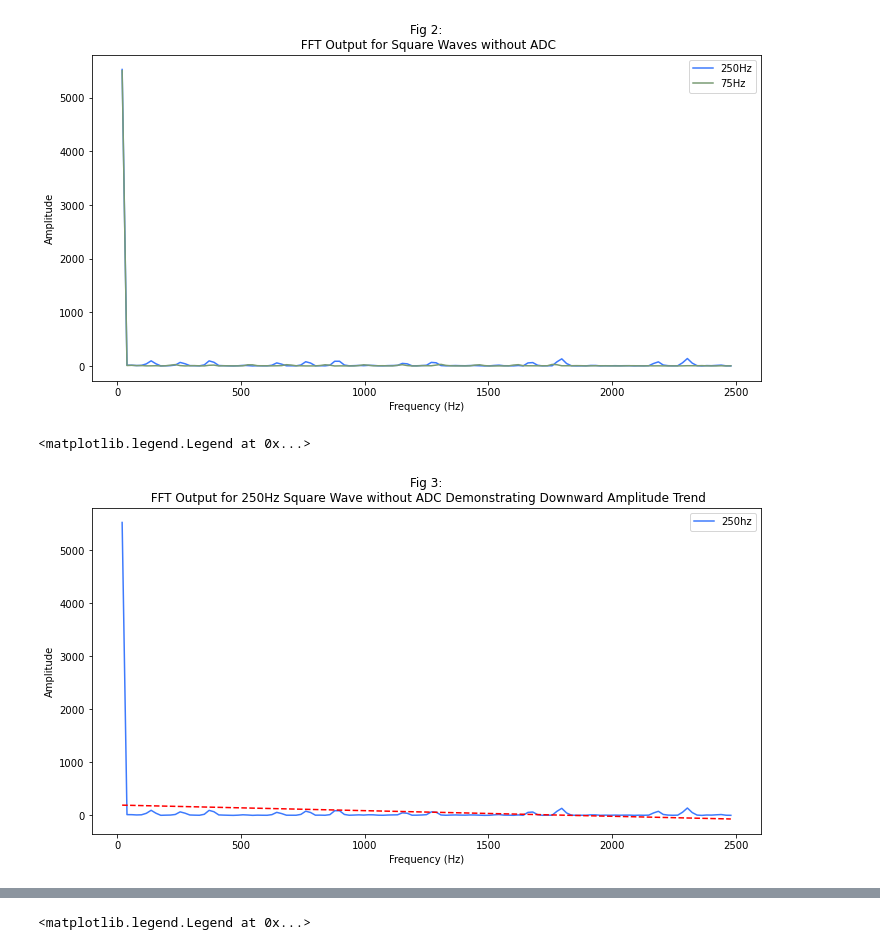
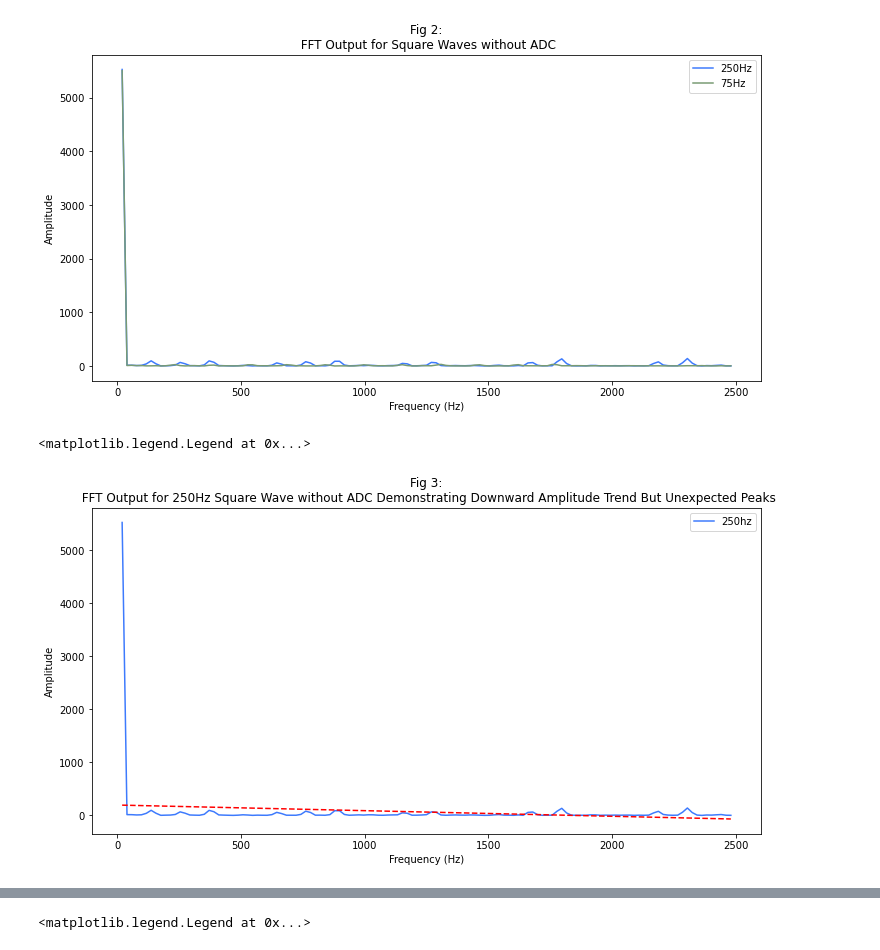
Before and after one commit to skasim/ardunio-sound-sensor-fastled, a Jupyter notebook: fft_ouptut_analysis.ipynb, the cells around one changed output, grey strips where cells are left out. Cells and saved outputs as stored; diff of their text form; code cells hidden in the pictures.

```diff
--- a/fft_ouptut_analysis.ipynb
+++ b/fft_ouptut_analysis.ipynb
@@ -97,22 +97,22 @@ plt.legend()
 # %%
 # plotting points
 plt.plot(data['frequency'], data['amplitude_250hz'], label='250hz', color='xkcd:lightish blue')
 # calculate trendline
 z = np.polyfit(data['frequency'], data['amplitude_250hz'], 1)
 p = np.poly1d(z)
 plt.plot(data['frequency'],p(data['frequency']),"r--")
 # add x-label
 plt.xlabel('Frequency (Hz)')
 # add y-label
 plt.ylabel('Amplitude')
 # plot title
-plt.title('Fig 3:\n FFT Output for 250Hz Square Wave without ADC Demonstrating Downward Amplitude Trend')
+plt.title('Fig 3:\n FFT Output for 250Hz Square Wave without ADC Demonstrating Downward Amplitude Trend But Unexpected Peaks')
 # show legend
 plt.legend()
 #show graph
 # %% [output]
 <matplotlib.legend.Legend at 0x...>
-[figure, old version]
+[figure, new version]
 # %%
 # plotting points
 plt.plot(data['frequency'], data['amplitude_75hz'], label='75hz', color='xkcd:grey green')
```
Also changed, not shown: parts of 3 cells of this notebook.
